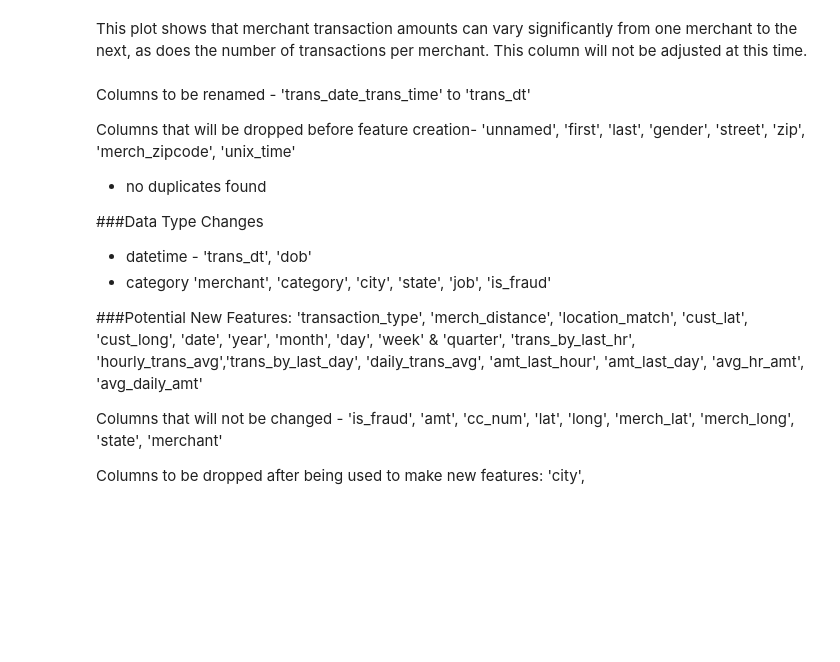
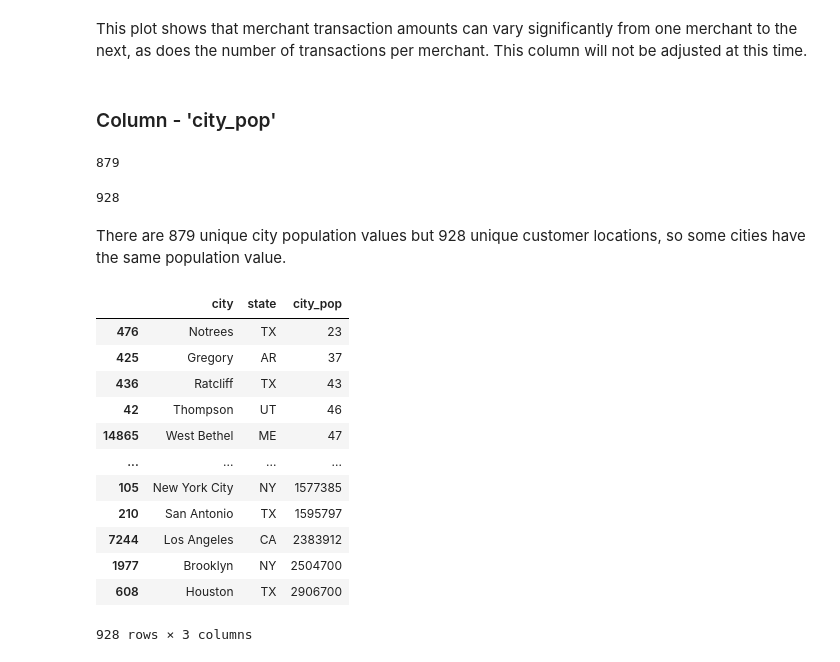
Before and after one commit to LMHan122/Machine_Learning_Analysis_of_Bank_Fraud, a Jupyter notebook: Data_Understanding.ipynb, the cells around one changed output. Cells and saved outputs as stored; diff of their text form; code cells hidden in the pictures; blank space fills up the shorter version.

```diff
--- a/Data_Understanding.ipynb
+++ b/Data_Understanding.ipynb
@@ -690,20 +692,37 @@ plt.show()
 [figure]
 # %% [markdown]
 This plot shows that merchant transaction amounts can vary significantly from one merchant to the next, as does the number of transactions per merchant. This column will not be adjusted at this time.
-# %% [markdown]
-Columns to be renamed - 'trans_date_trans_time' to 'trans_dt'
-
-Columns that will be dropped before feature creation- 'unnamed', 'first', 'last', 'gender', 'street', 'zip', 'merch_zipcode', 'unix_time'
-
-- no duplicates found
-
-###Data Type Changes
-- datetime - 'trans_dt', 'dob'
-- category 'merchant', 'category', 'city', 'state', 'job', 'is_fraud'
-
-###Potential New Features:
-'transaction_type', 'merch_distance', 'location_match',  'cust_lat', 'cust_long', 'date', 'year', 'month', 'day', 'week' & 'quarter', 'trans_by_last_hr', 'hourly_trans_avg','trans_by_last_day', 'daily_trans_avg', 'amt_last_hour', 'amt_last_day', 'avg_hr_amt', 'avg_daily_amt'
-
-Columns that will not be changed - 'is_fraud', 'amt', 'cc_num', 'lat', 'long', 'merch_lat', 'merch_long', 'state', 'merchant'
-
-Columns to be dropped after being used to make new features: 'city',
+# %% [markdown]
+### Column - 'city_pop'
+# %%
+#checking unique values
+pop_values = df['city_pop'].drop_duplicates()
+pop_values.shape[0]
+# %% [output]
+879
+# %%
+#checking unique city, state, city_pop values
+pop_triad = df[['city', 'state', 'city_pop']].drop_duplicates()
+pop_triad.shape[0]
+# %% [output]
+928
+# %% [markdown]
+There are 879 unique city population values but 928 unique customer locations, so some cities have the same population value.
+# %%
+#looking at the low and high city populations
+pop_city = pop_triad.sort_values(by='city_pop')
+pop_city
+# %% [output]
+|  | city | state | city_pop |
+| 476 | Notrees | TX | 23 |
+| 425 | Gregory | AR | 37 |
+| 436 | Ratcliff | TX | 43 |
+| 42 | Thompson | UT | 46 |
+| 14865 | West Bethel | ME | 47 |
+| ... | ... | ... | ... |
+| 105 | New York City | NY | 1577385 |
+| 210 | San Antonio | TX | 1595797 |
+| 7244 | Los Angeles | CA | 2383912 |
+| 1977 | Brooklyn | NY | 2504700 |
+| 608 | Houston | TX | 2906700 |
+928 rows × 3 columns
```
Also changed, not shown: parts of 33 cells of this notebook, 1 other file.
